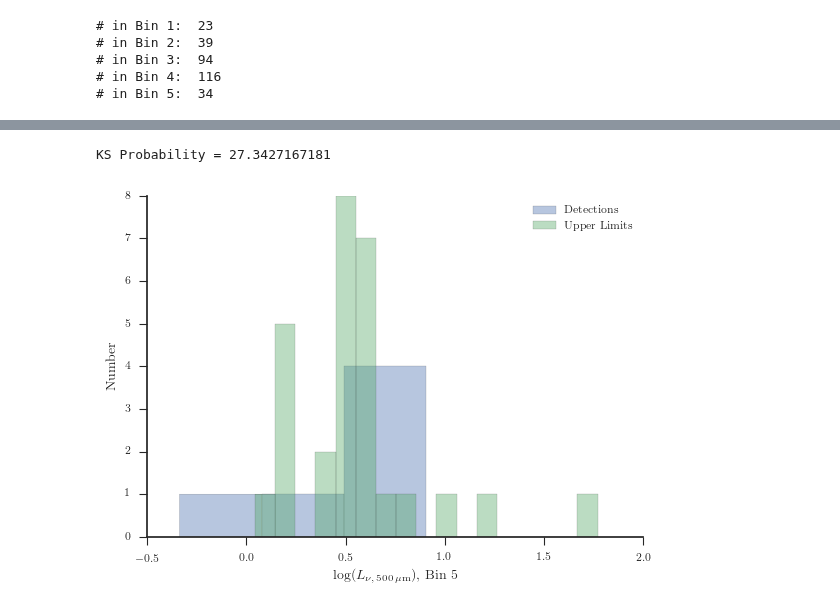
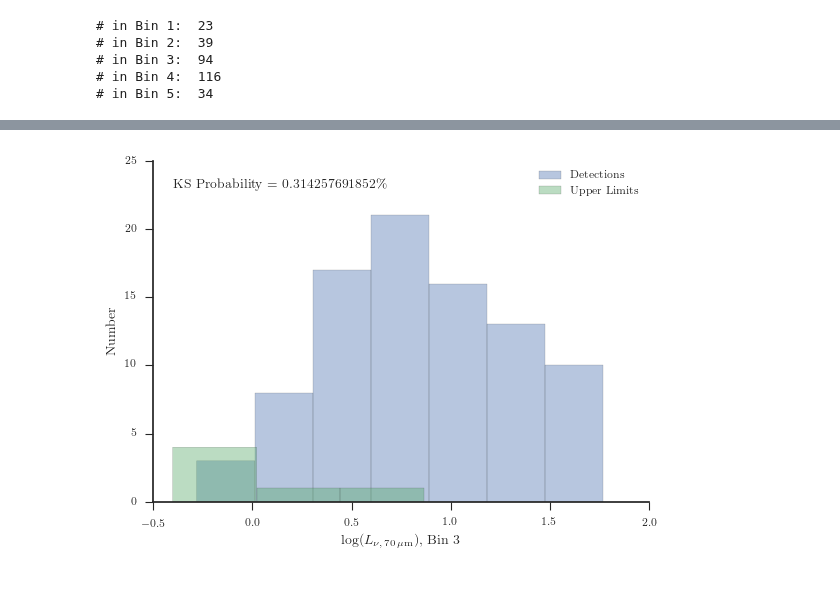
Before and after one commit to ttshimiz/bat-agn-sed-fitting-paper, a Jupyter notebook: ipython_notebooks/lumdensity-upperlimit-distribution.ipynb, the cells around one changed output, grey strips where cells are left out. Saved outputs shown, nothing was run; the diff lists cells and outputs as text; code cells hidden in the pictures.

```diff
--- a/ipython_notebooks/lumdensity-upperlimit-distribution.ipynb
+++ b/ipython_notebooks/lumdensity-upperlimit-distribution.ipynb
@@ -392,16 +88,15 @@ KS Probability = 62.6318618184
-# %%
-f = sed.loc[bin_5, 'LPLW'].values
-ferr = sed.loc[bin_5, 'LPLW_err'].values
-ul = f == 0
-sn.distplot(np.log10(f[~ul]), kde=False)
-sn.distplot(np.log10(ferr[ul]), kde=False)
-sn.despine()
-plt.xlabel(r'$\log$($L_{\nu,\,500\,\mu\rm{m}}$), Bin 5')
-plt.ylabel('Number')
-plt.legend(['Detections', 'Upper Limits'])
-plt.savefig('/Users/ttshimiz/Github/bat-agn-sed-fitting-paper/figures/l500_dist_bin5.png', bbox_inches='tight')
-ks_test = stats.ks_2samp(np.log10(f[~ul]), np.log10(ferr[ul]))
-print 'KS Probability =',ks_test[1]*100
-# %% [output]
-KS Probability = 27.3427167181
-[figure, removed]
+# %%
+f = sed.loc[bin_3, 'LPACS70'].values
+ferr = sed.loc[bin_3, 'LPACS70_err'].values
+ul = f == 0
+sn.distplot(np.log10(f[~ul]), kde=False)
+sn.distplot(np.log10(ferr[ul]), kde=False)
+sn.despine()
+plt.xlabel(r'$\log$($L_{\nu,\,70\,\mu\rm{m}}$), Bin 3')
+plt.ylabel('Number')
+plt.legend(['Detections', 'Upper Limits'])
+ks_test = stats.ks_2samp(np.log10(f[~ul]), np.log10(ferr[ul]))
+plt.text(-0.4, 23, 'KS Probability = '+str(ks_test[1]*100)+r'\%')
+plt.savefig('/Users/ttshimiz/Github/bat-agn-sed-fitting-paper/figures/l70_dist_bin3.pdf', bbox_inches='tight')
+# %% [output]
+[figure, added]
```
Also changed, not shown: parts of 38 cells of this notebook, 29 other files.
